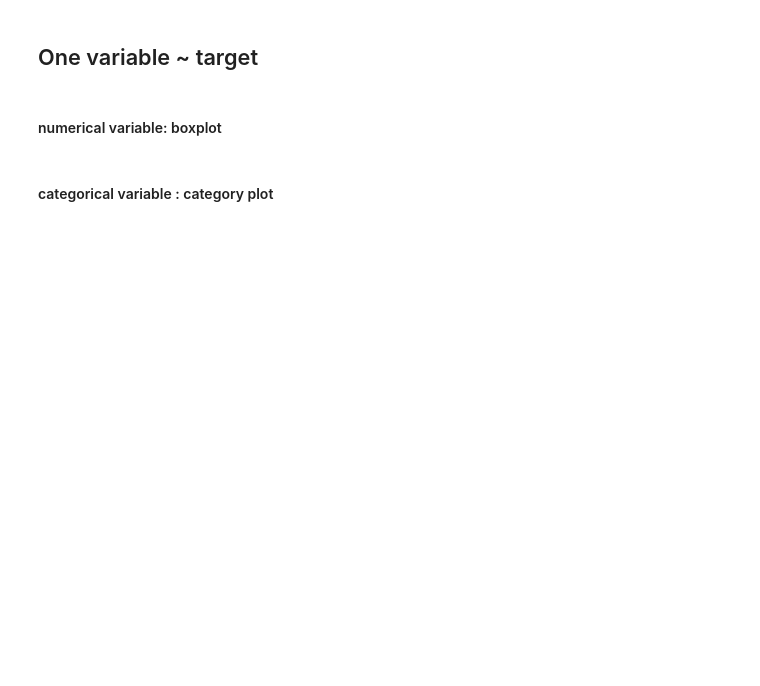
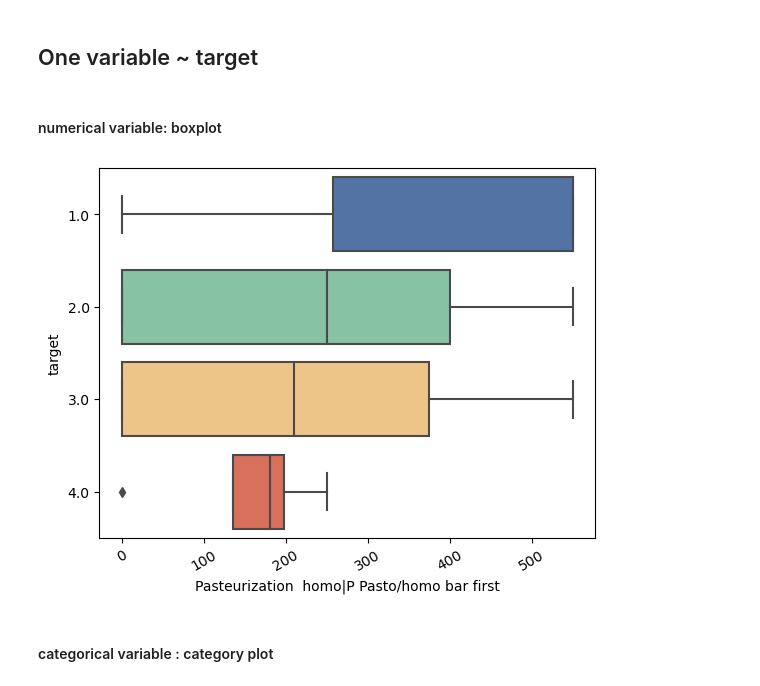
Before and after one commit to sun-qibo/sta_master_emulsifying_liquids, a Jupyter notebook: STA_worksession_20231127_relationship.ipynb, the cells around one changed output. Saved outputs shown, nothing was run; the diff lists cells and outputs as text; code cells hidden in the pictures; blank space fills up the shorter version.

```diff
--- a/STA_worksession_20231127_relationship.ipynb
+++ b/STA_worksession_20231127_relationship.ipynb
@@ -22,6 +22,7 @@ path_res_all = "res/worksession20230825/res_all"
 path_res_by_cluster = "res/worksession20230825/by_cluster"
 # %%
 df = pd.read_csv(os.path.join(path_data, "df_final_analysis.txt"), sep="\t", header=0)
+df["target"]=pd.Categorical(df.target)
 pd.set_option('display.max_columns', None)
 df
 # %% [output]
@@ -324,10 +330,13 @@ palette
 #### numerical variable: boxplot
 # %%
 # x = "ratio_total_oil_emulsifier"
-x = "Protein_Pea protein isolate"
+# x = "Protein_Pea protein isolate"
+x = "Pasteurization  homo|P Pasto/homo bar first"
 sns.boxplot(data=df,x=x, y="target", palette=palette)
 plt.xticks(rotation=30)
 plt.show()
+# %% [output]
+[figure, added]
 # %% [markdown]
 #### categorical variable : category plot
 # %%
```
Also changed, not shown: parts of 5 cells of this notebook.
